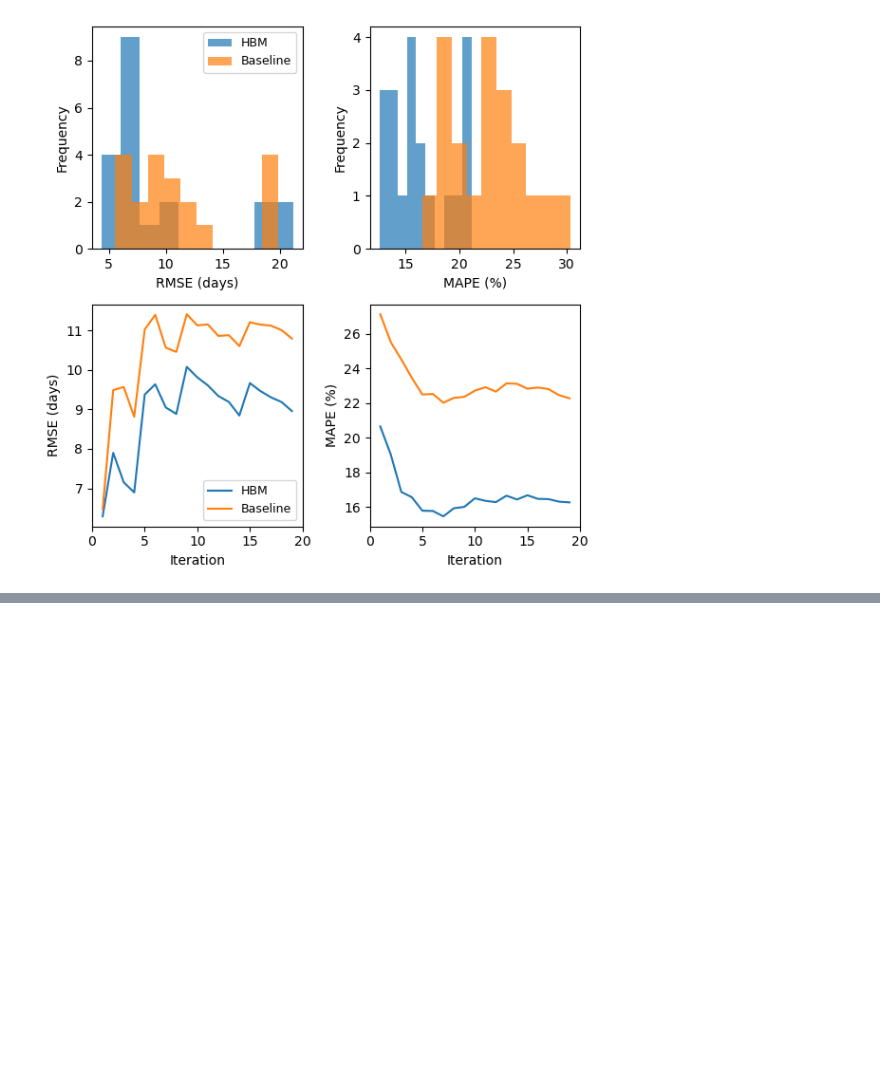
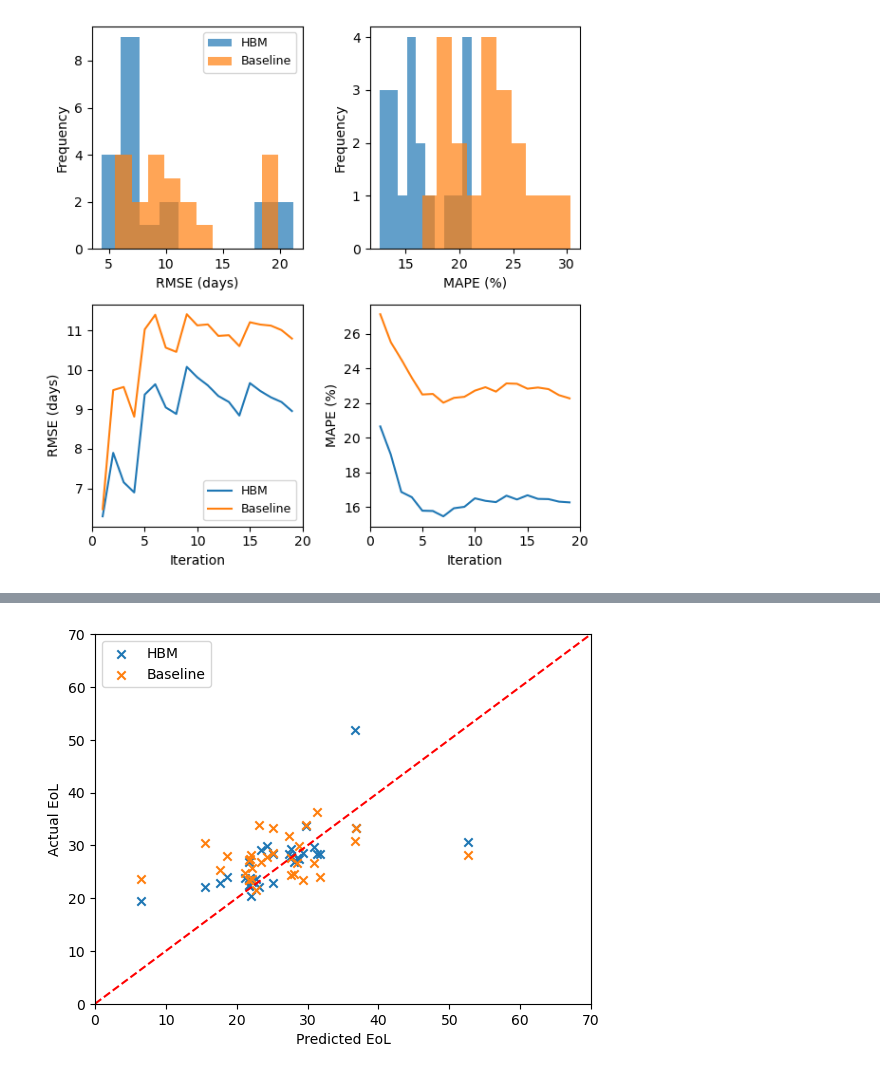
Before and after one commit to mkelsayed/HierarchicalBayesForPredictingBatteryRUL, a Jupyter notebook: src/Analysis.ipynb, the cells around one changed output, grey strips where cells are left out. Drawn from its saved outputs; the diff is of its cells as text; code cells hidden in the pictures; blank space fills up the shorter version.

```diff
--- a/src/Analysis.ipynb
+++ b/src/Analysis.ipynb
@@ -406,3 +406,8 @@ plt.tight_layout()
 plt.savefig('kfolds_results.png', dpi=300)
 # %% [output]
 [figure]
+# %%
+y_test, y_pred, rmse_hbm, mape_hbm, _ = run_hbm_cv_fold(
+            X_train_fold, y_train_fold, groups_train_fold, group_g,
+            X_val_fold, y_val_fold, groups_val_fold
+        )
@@ -408,0 +423,15 @@ plt.savefig('kfolds_results.png', dpi=300)
+# %%
+plt.scatter(y_test, y_pred, marker='x', label='HBM')
+plt.scatter(y_test, y_pred_ridge, marker='x', label='Baseline')
+plt.axline((0, 0), slope=1, color='red', linestyle='--')
+
+plt.xlim(0, 70)
+plt.ylim(0, 70)
+
+plt.xlabel('Predicted EoL')
+plt.ylabel('Actual EoL')
+
+plt.legend()
+plt.savefig('results_scatterplot.png', dpi=300)
+# %% [output]
+[figure, added]
```
Also changed, not shown: parts of 1 cell of this notebook, 6 other files.
